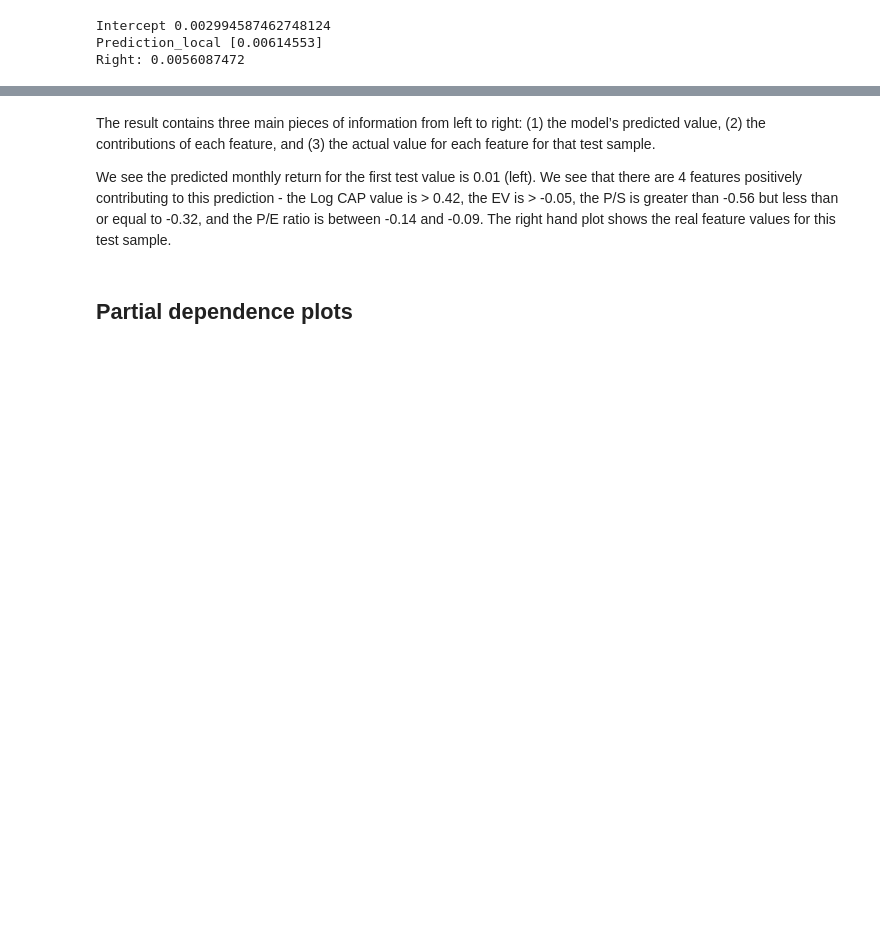
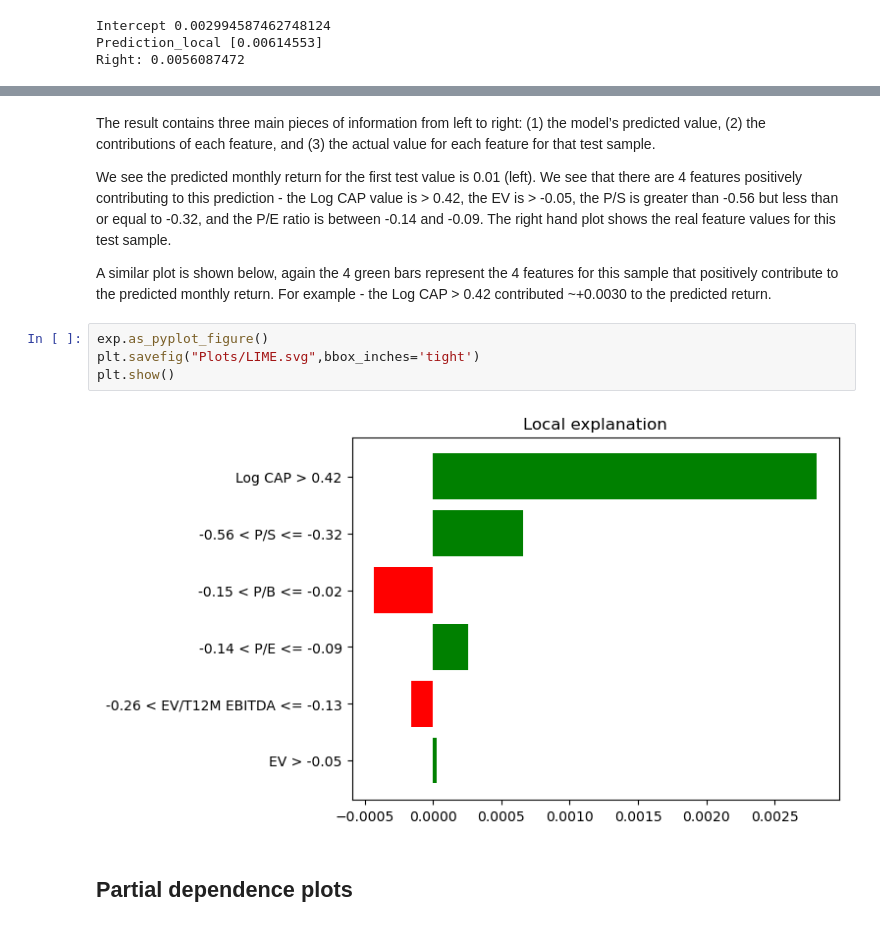
Before and after one commit to CFA-Institute-RPC/Explainable-AI-In-Finance, a Jupyter notebook: Notebook.ipynb, the cells around one changed output, grey strips where cells are left out. Saved outputs shown, nothing was run; the diff lists cells and outputs as text; blank space fills up the shorter version.

```diff
--- a/Notebook.ipynb
+++ b/Notebook.ipynb
@@ -182,6 +190,14 @@ exp.show_in_notebook(show_table=True)
 The result contains three main pieces of information from left to right: (1) the model’s predicted value, (2) the contributions of each feature, and (3) the actual value for each feature for that test sample.
 
 We see the predicted monthly return for the first test value is 0.01 (left). We see that there are 4 features positively contributing to this prediction - the Log CAP value is > 0.42, the EV is > -0.05, the P/S is greater than -0.56 but less than or equal to -0.32, and the P/E ratio is between -0.14 and -0.09. The right hand plot shows the real feature values for this test sample.
+
+A similar plot is shown below, again the 4 green bars represent the 4 features for this sample that positively contribute to the predicted monthly return. For example - the Log CAP > 0.42 contributed ~+0.0030 to the predicted return.
+# %%
+exp.as_pyplot_figure()
+plt.savefig("Plots/LIME.svg",bbox_inches='tight')
+plt.show()
+# %% [output]
+[figure, added]
 # %% [markdown]
 ## Partial dependence plots
 # %% [markdown]
```
Also changed, not shown: parts of 8 cells of this notebook, 9 other files.
